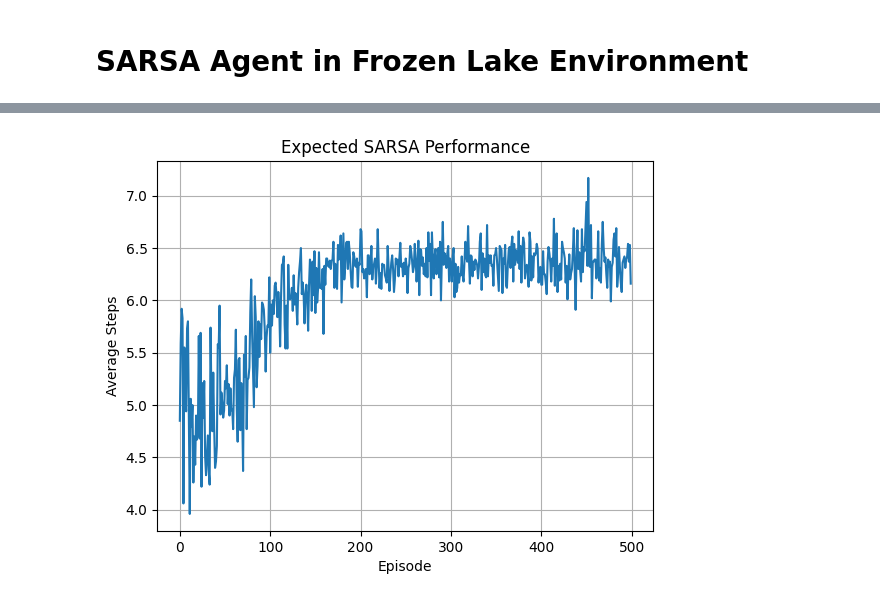
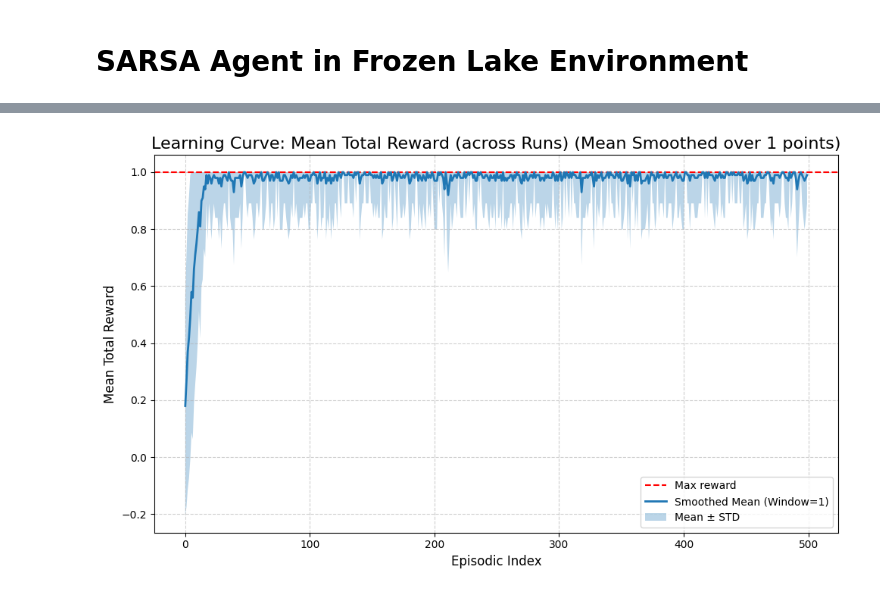
Before and after one commit to alejotoro-o/rlforge, a Jupyter notebook: examples/sarsa_frozenLake.ipynb, the cells around one changed output, grey strips where cells are left out. Cells and saved outputs as stored; diff of their text form; code cells hidden in the pictures.

```diff
--- a/examples/sarsa_frozenLake.ipynb
+++ b/examples/sarsa_frozenLake.ipynb
@@ -54,8 +46,4 @@ plt.grid()
-# %%
-plt.plot(results["mean_steps"])
-plt.xlabel("Episode")
-plt.ylabel("Average Steps")
-plt.title("Expected SARSA Performance")
-plt.grid()
-# %% [output]
-[figure, removed]
+# %%
+runner.plot_results(window_size=1, max_reward=1)
+# %% [output]
+[figure, added]
```
Also changed, not shown: parts of 3 cells of this notebook, 40 other files.
